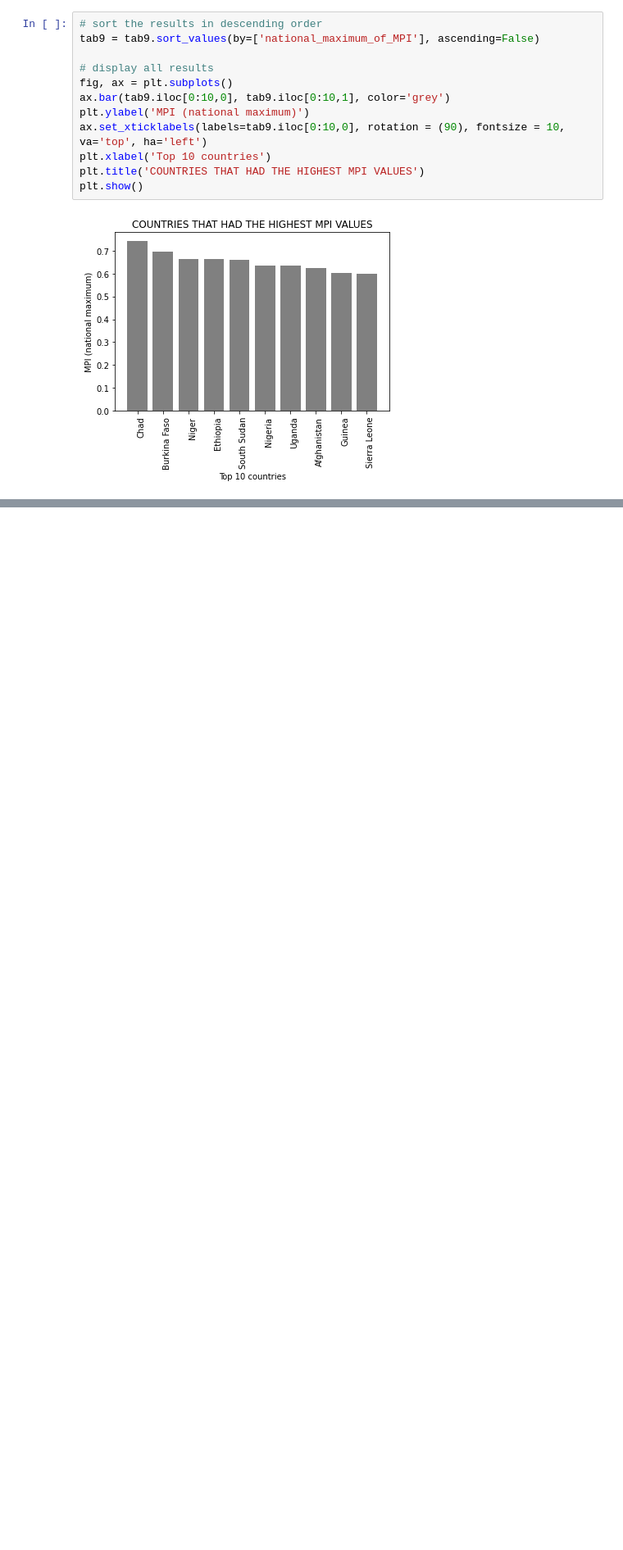
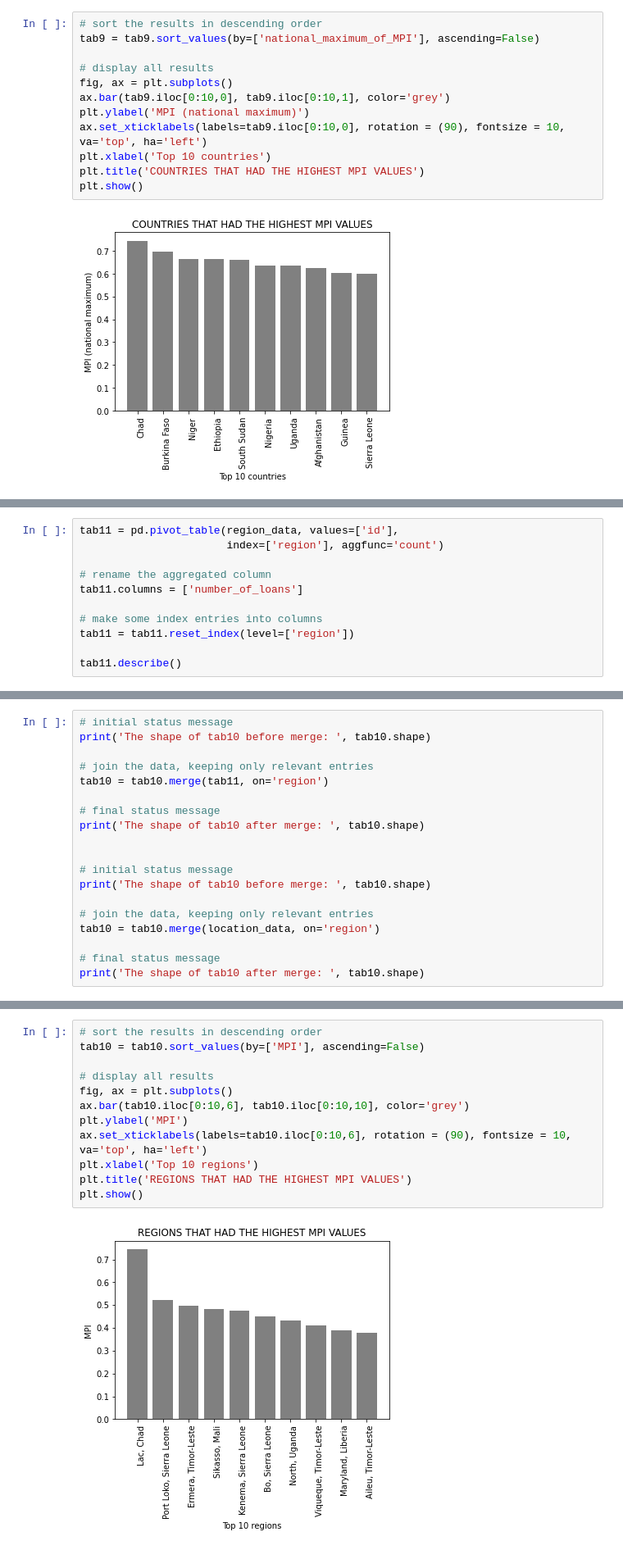
Before and after one commit to masterpython4ds/assignment-1-CeeThinwa, a Jupyter notebook: KIVA Analysis.ipynb, the cells around one changed output, grey strips where cells are left out. Shown: that part at 82% size. Saved outputs shown, nothing was run; the diff lists cells and outputs as text; blank space fills up the shorter version.

```diff
--- a/KIVA Analysis.ipynb
+++ b/KIVA Analysis.ipynb
@@ -1229,0 +1238,11 @@ Based on the results above, countries with high MPI values are not receiving the
+# %%
+tab11 = pd.pivot_table(region_data, values=['id'],
+                       index=['region'], aggfunc='count')
+
+# rename the aggregated column
+tab11.columns = ['number_of_loans']
+
+# make some index entries into columns
+tab11 = tab11.reset_index(level=['region'])
+
+tab11.describe()
@@ -1229,0 +1259,19 @@ Based on the results above, countries with high MPI values are not receiving the
+# %%
+# initial status message
+print('The shape of tab10 before merge: ', tab10.shape)
+
+# join the data, keeping only relevant entries
+tab10 = tab10.merge(tab11, on='region')
+
+# final status message
+print('The shape of tab10 after merge: ', tab10.shape)
+
+
+# initial status message
+print('The shape of tab10 before merge: ', tab10.shape)
+
+# join the data, keeping only relevant entries
+tab10 = tab10.merge(location_data, on='region')
+
+# final status message
+print('The shape of tab10 after merge: ', tab10.shape)
@@ -1229,0 +1283,14 @@ Based on the results above, countries with high MPI values are not receiving the
+# %%
+# sort the results in descending order
+tab10 = tab10.sort_values(by=['MPI'], ascending=False)
+
+# display all results
+fig, ax = plt.subplots()
+ax.bar(tab10.iloc[0:10,6], tab10.iloc[0:10,10], color='grey')
+plt.ylabel('MPI')
+ax.set_xticklabels(labels=tab10.iloc[0:10,6], rotation = (90), fontsize = 10, va='top', ha='left')
+plt.xlabel('Top 10 regions')
+plt.title('REGIONS THAT HAD THE HIGHEST MPI VALUES')
+plt.show()
+# %% [output]
+[figure, added]
```
Also changed, not shown: parts of 14 cells of this notebook.
